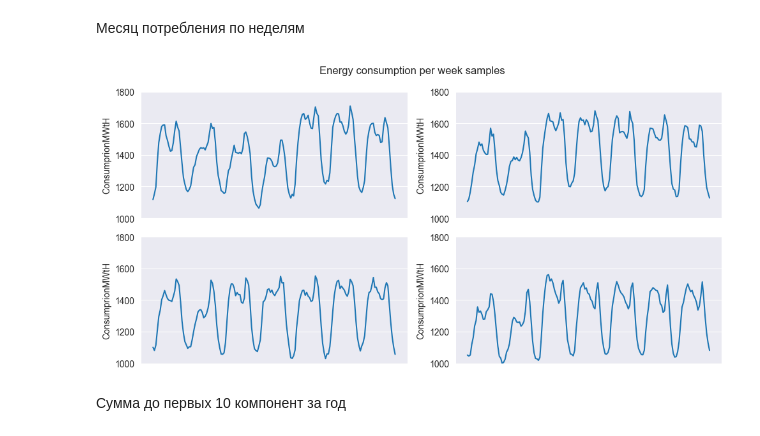
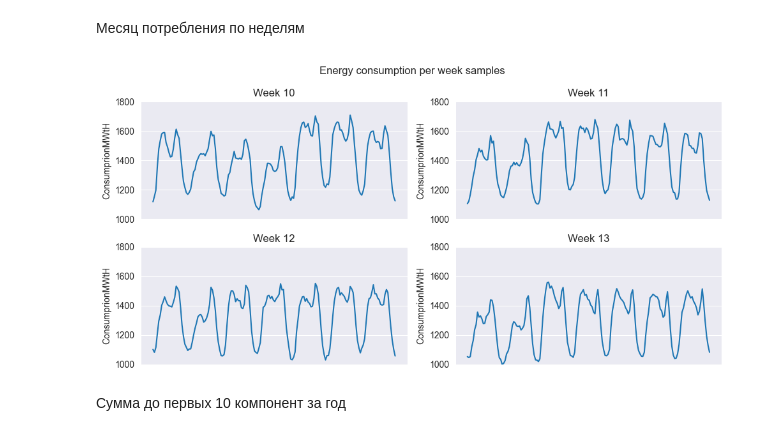
Before and after one commit to intsystems/2023-Project-129, a Jupyter notebook: code/main.ipynb, the cells around one changed output. Saved outputs shown, nothing was run; the diff lists cells and outputs as text; code cells hidden in the pictures.

```diff
--- a/code/main.ipynb
+++ b/code/main.ipynb
@@ -63,23 +63,24 @@ def take_week(data, week_idx):
 # %%
 # plot one week
 
 fig = plt.figure(figsize=(10, 5))
 
 for week in range(10, 14):
     data_week = take_week(data, week)
 
     plt.subplot(2, 2, week - 9)
 
     sns.lineplot(data_week, x=np.arange(0, 24 * 7), y='ConsumprionMWtH')
     plt.ylim(1000, 1800)
     plt.xticks([])
+    plt.title(f'Week {week}')
 
 fig.suptitle('Energy consumption per week samples')
 
 plt.tight_layout()
 plt.show()
 # %% [output]
-[figure, old version]
+[figure, new version]
 # %%
 t = data['Date'].values
 x = data['ConsumprionMWtH'].values
```
